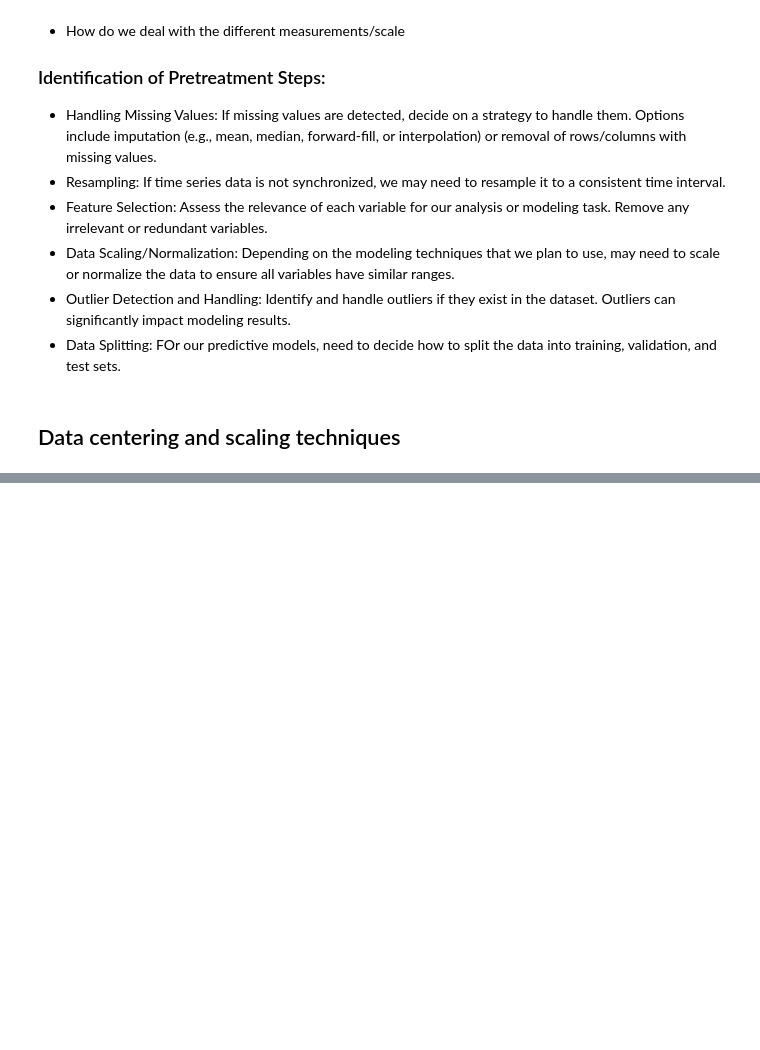
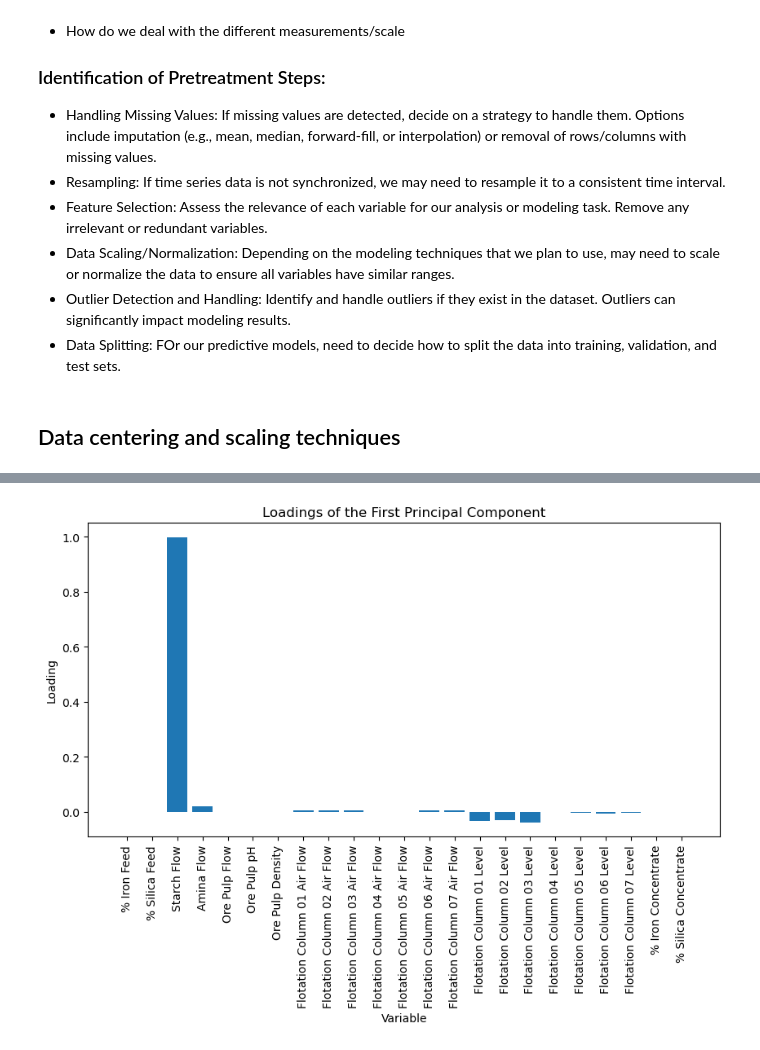
Before and after one commit to aminuldidar/ADAML-Project-Work, a Jupyter notebook: preprocessing_sub.ipynb, the cells around one changed output, grey strips where cells are left out. Cells and saved outputs as stored; diff of their text form; code cells hidden in the pictures; blank space fills up the shorter version.

```diff
--- a/preprocessing_sub.ipynb
+++ b/preprocessing_sub.ipynb
@@ -438,0 +457,14 @@ plt.show()
+# %%
+# (b) First Component Loading of the Non-Pretreated Data
+pca = PCA(n_components=1)
+component_1 = pca.fit_transform(numeric_data)
+loading_1 = pca.components_[0]
+plt.figure(figsize=(10, 5))
+plt.bar(numeric_data.columns, loading_1)
+plt.xticks(rotation=90)
+plt.title('Loadings of the First Principal Component')
+plt.xlabel('Variable')
+plt.ylabel('Loading')
+plt.show()
+# %% [output]
+[figure, added]
```
Also changed, not shown: parts of 10 cells of this notebook.
